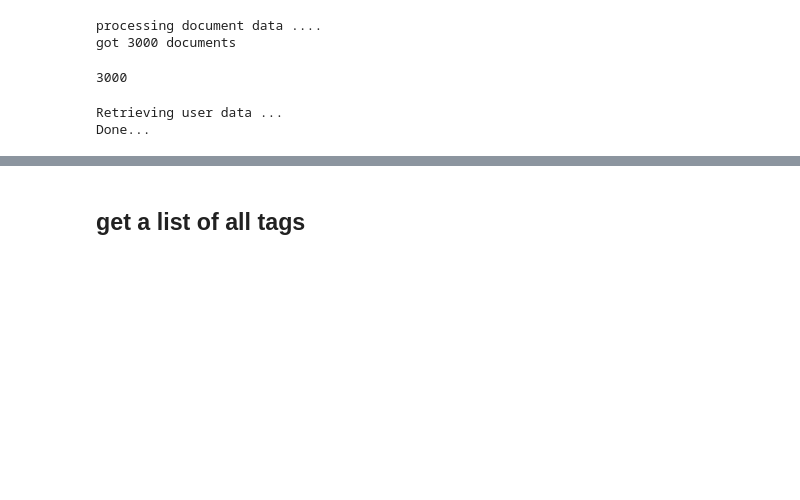
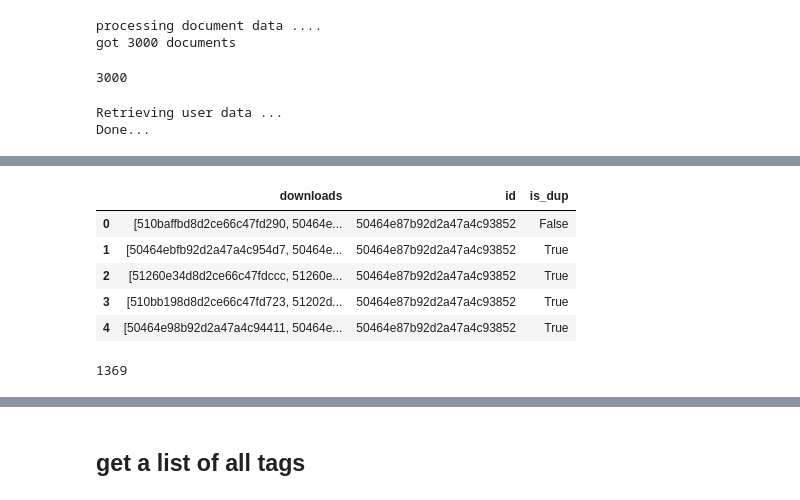
Before and after one commit to maxkimambo/recommender, a Jupyter notebook: Recommender.ipynb, the cells around one changed output, grey strips where cells are left out. Saved outputs shown, nothing was run; the diff lists cells and outputs as text; code cells hidden in the pictures; blank space fills up the shorter version.

```diff
--- a/Recommender.ipynb
+++ b/Recommender.ipynb
@@ -64,0 +61,15 @@ docs_list = worker.documents
+# %%
+pdf["is_dup"] = pdf.duplicated(["id"])
+# %%
+pdf.head()
+# %% [output]
+|  | downloads | id | is_dup |
+| 0 | [510baffbd8d2ce66c47fd290, 50464e... | 50464e87b92d2a47a4c93852 | False |
+| 1 | [50464ebfb92d2a47a4c954d7, 50464e... | 50464e87b92d2a47a4c93852 | True |
+| 2 | [51260e34d8d2ce66c47fdccc, 51260e... | 50464e87b92d2a47a4c93852 | True |
+| 3 | [510bb198d8d2ce66c47fd723, 51202d... | 50464e87b92d2a47a4c93852 | True |
+| 4 | [50464e98b92d2a47a4c94411, 50464e... | 50464e87b92d2a47a4c93852 | True |
+# %%
+pdf["is_dup"].sum()
+# %% [output]
+1369
```
Also changed, not shown: parts of 15 cells of this notebook, 4 other files.
